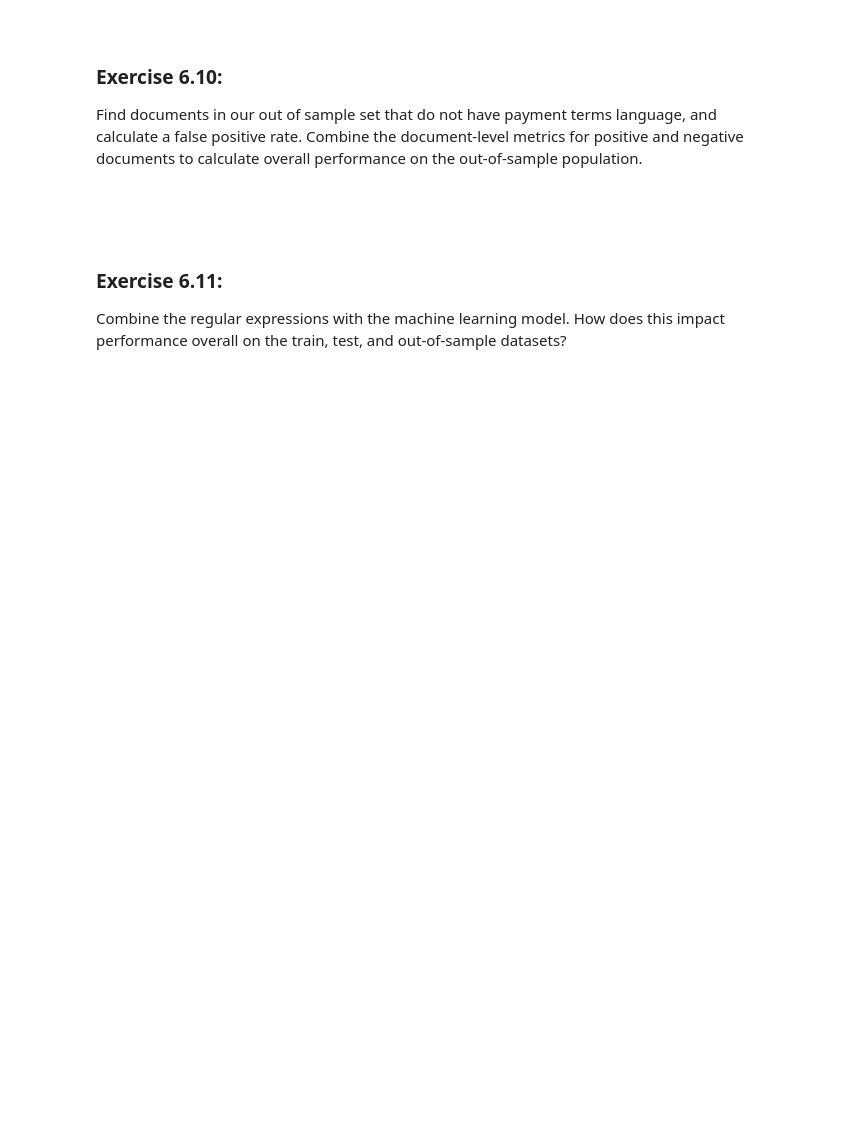
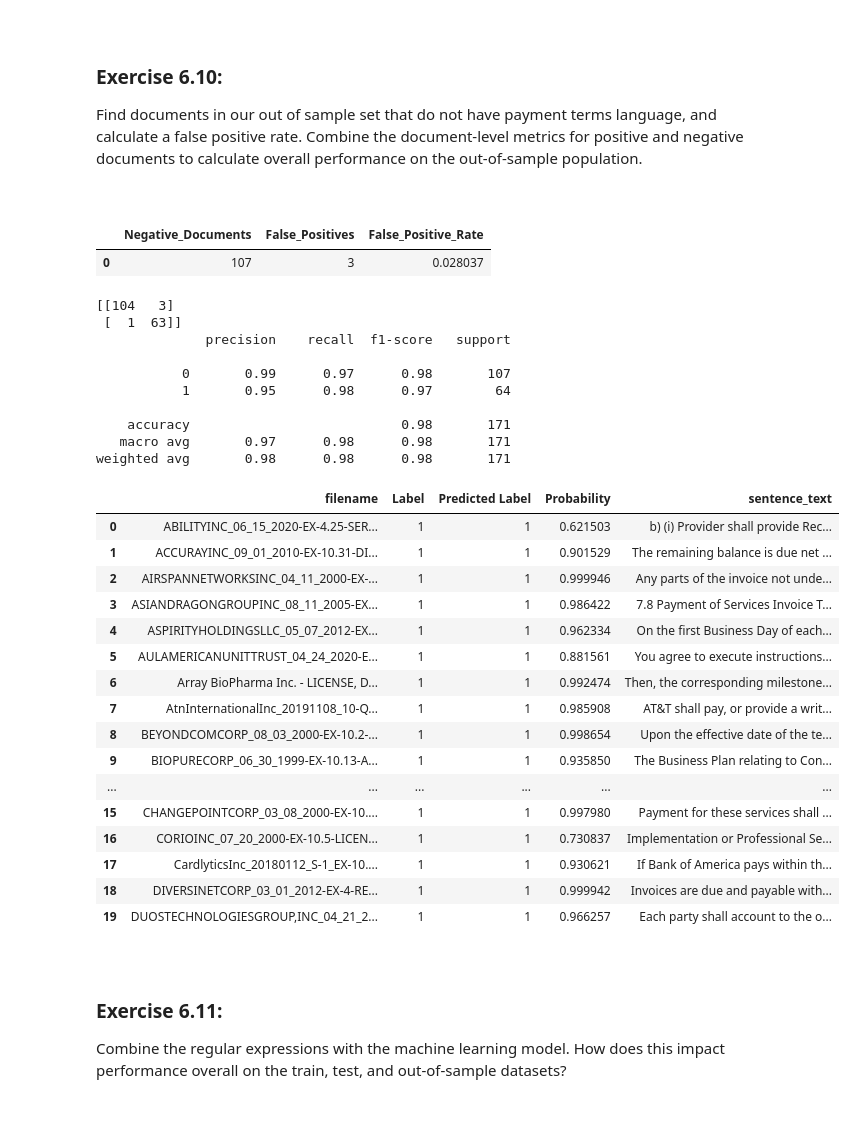
Before and after one commit to AffanAli/TC2R-CodeCompanion, a Jupyter notebook: notebooks/6 - Modeling Approaches.ipynb, the cells around one changed output. Drawn from its saved outputs; the diff is of its cells as text; code cells hidden in the pictures; blank space fills up the shorter version.

```diff
--- a/notebooks/6 - Modeling Approaches.ipynb
+++ b/notebooks/6 - Modeling Approaches.ipynb
@@ -430,5 +504,5 @@ Percent Annotations Captured by rules: 47.37
 75     True
 Name: Text, Length: 76, dtype: bool
 # %%
-OOS_sentences['Rule_Results'] = OOS_sentences['sentence_text'].apply(lambda x: rule_search(x))
+oos_sentences['Rule_Results'] = oos_sentences['sentence_text'].apply(lambda x: rule_search(x))
 # %%
@@ -666,11 +1259,11 @@ Next, there are a few additional steps we need to do to check and validate perfo
 
 First, let's check performance on "negative" documents - cases where we know no payment terms language is present. We have provided a list of documents (via the Google drive) that do not have payment terms present, which we load below.
 # %%
-neg_files = pd.read_excel(os.path.join(HOME_DIRECTORY, 'data', 'annotations', 'Payment_negative_docs.xlsx'))
+neg_files = pd.read_excel(os.path.join(data_annotations, 'Payment_negative_docs.xlsx'))
 
-ml_negs = sentence_embeddings[sentence_embeddings['filename'].isin(neg_files['Filename'])]
-ml_negs['Probability'] = ml_negs['Embedding'].apply(lambda x: clf.predict_proba([x])[0][1]);
-ml_negs['Predicted Label'] = ml_negs['Probability'].apply(lambda x: 0 if x < threshold else 1);
+ml_negs = sentence_embeddings[sentence_embeddings['filename'].isin(neg_files['Filename'])].copy()
+ml_negs.loc[: ,'Probability'] = ml_negs['Embedding'].apply(lambda x: clf.predict_proba([x])[0][1]);
+ml_negs.loc[: ,'Predicted Label'] = ml_negs['Probability'].apply(lambda x: 0 if x < threshold else 1);
 
 idx_max_prob_per_filename = ml_negs.groupby('filename')['Probability'].idxmax()
 top_rows_df = ml_negs.loc[idx_max_prob_per_filename]
@@ -751,6 +1340,6 @@ Overall, our results looking good! Let's move on to testing an out of sample set
 Now, let's test how well our machine learning models perform on a totally new set of data -- this is the same data we leveraged for out of sample testing for our rules (the CUAD dataset).
 # %%
 threshold = 0.5
-ml_oob_annotated_files = OOS_sentences[OOS_sentences['filename'].isin(OOS_annos['Filename'])]
-ml_oob_annotated_files['Probability'] = ml_oob_annotated_files['Embedding'].apply(lambda x: clf.predict_proba([x])[0][1]);
-ml_oob_annotated_files['Predicted Label'] = ml_oob_annotated_files['Probability'].apply(lambda x: 0 if x<threshold else 1);
+ml_oob_annotated_files = oos_sentences[oos_sentences['filename'].isin(oos_annos['Filename'])].copy()
+ml_oob_annotated_files.loc[: ,'Probability'] = ml_oob_annotated_files['Embedding'].apply(lambda x: clf.predict_proba([x])[0][1]);
+ml_oob_annotated_files.loc[: ,'Predicted Label'] = ml_oob_annotated_files['Probability'].apply(lambda x: 0 if x<threshold else 1);
@@ -794,3 +1372,13 @@ As expected, we see an overall performance drop when we run our model on the out
 Explore the false negatives - is there something unique about these examples that we are not capturing in our annotated dataset? If so, what are our next steps to improve the model's ability to extrapolate? (e.g. do we need to revisit our seeds for semantic search?)
 
 <br/>
+# %%
+oos_doc_level_preds = build_doc_level_predictions(
+    ml_oob_annotated_files.assign(Label=1),
+    prob_col='Probability',
+    threshold=threshold
+)
+
+oos_false_negatives = oos_doc_level_preds[oos_doc_level_preds['Predicted Label'] == 0].copy()
+print('OOS false negatives:', len(oos_false_negatives))
+oos_false_negatives[['filename', 'sentence_text', 'Probability']].head(25)
@@ -802,6 +1418,56 @@ Explore the false negatives - is there something unique about these examples tha
 Find documents in our out of sample set that do not have payment terms language, and calculate a false positive rate. Combine the document-level metrics for positive and negative documents to calculate overall performance on the out-of-sample population.
 
 <br/>
+# %%
+false_positive_rate = negs_doc_level_preds['Predicted Label'].mean()
+pd.DataFrame({
+    'Negative_Documents': [len(negs_doc_level_preds)],
+    'False_Positives': [int(negs_doc_level_preds['Predicted Label'].sum())],
+    'False_Positive_Rate': [false_positive_rate]
+})
+# %% [output]
+|  | Negative_Documents | False_Positives | False_Positive_Rate |
+| 0 | 107 | 3 | 0.028037 |
+# %%
+oos_positive_docs = oos_doc_level_preds.copy()
+oos_positive_docs['Label'] = 1
+
+oos_negative_docs = negs_doc_level_preds.copy()
+oos_negative_docs['Label'] = 0
+
+oos_population_eval = pd.concat([oos_positive_docs, oos_negative_docs], ignore_index=True)
+print(confusion_matrix(oos_population_eval['Label'], oos_population_eval['Predicted Label']))
+print(classification_report(oos_population_eval['Label'], oos_population_eval['Predicted Label'], zero_division=0))
+
+oos_population_eval[['filename', 'Label', 'Predicted Label', 'Probability', 'sentence_text']].head(20)
+# %% [output]
+[[104   3]
+ [  1  63]]
+              precision    recall  f1-score   support
+
+           0       0.99      0.97      0.98       107
+           1       0.95      0.98      0.97        64
+
+    accuracy                           0.98       171
+   macro avg       0.97      0.98      0.98       171
+weighted avg       0.98      0.98      0.98       171
+|  | filename | Label | Predicted Label | Probability | sentence_text |
+| 0 | ABILITYINC_06_15_2020-EX-4.25-SER... | 1 | 1 | 0.621503 | b) (i) Provider shall provide Rec... |
+| 1 | ACCURAYINC_09_01_2010-EX-10.31-DI... | 1 | 1 | 0.901529 | The remaining balance is due net ... |
+| 2 | AIRSPANNETWORKSINC_04_11_2000-EX-... | 1 | 1 | 0.999946 | Any parts of the invoice not unde... |
+| 3 | ASIANDRAGONGROUPINC_08_11_2005-EX... | 1 | 1 | 0.986422 | 7.8 Payment of Services Invoice T... |
+| 4 | ASPIRITYHOLDINGSLLC_05_07_2012-EX... | 1 | 1 | 0.962334 | On the first Business Day of each... |
+| 5 | AULAMERICANUNITTRUST_04_24_2020-E... | 1 | 1 | 0.881561 | You agree to execute instructions... |
+| 6 | Array BioPharma Inc. - LICENSE, D... | 1 | 1 | 0.992474 | Then, the corresponding milestone... |
+| 7 | AtnInternationalInc_20191108_10-Q... | 1 | 1 | 0.985908 | AT&T shall pay, or provide a writ... |
+| 8 | BEYONDCOMCORP_08_03_2000-EX-10.2-... | 1 | 1 | 0.998654 | Upon the effective date of the te... |
+| 9 | BIOPURECORP_06_30_1999-EX-10.13-A... | 1 | 1 | 0.935850 | The Business Plan relating to Con... |
+| ... | ... | ... | ... | ... | ... |
+| 15 | CHANGEPOINTCORP_03_08_2000-EX-10.... | 1 | 1 | 0.997980 | Payment for these services shall ... |
+| 16 | CORIOINC_07_20_2000-EX-10.5-LICEN... | 1 | 1 | 0.730837 | Implementation or Professional Se... |
+| 17 | CardlyticsInc_20180112_S-1_EX-10.... | 1 | 1 | 0.930621 | If Bank of America pays within th... |
+| 18 | DIVERSINETCORP_03_01_2012-EX-4-RE... | 1 | 1 | 0.999942 | Invoices are due and payable with... |
+| 19 | DUOSTECHNOLOGIESGROUP,INC_04_21_2... | 1 | 1 | 0.966257 | Each party shall account to the o... |
 # %% [markdown]
 <br/>
 
```
Also changed, not shown: parts of 55 cells of this notebook, 29 other files.
